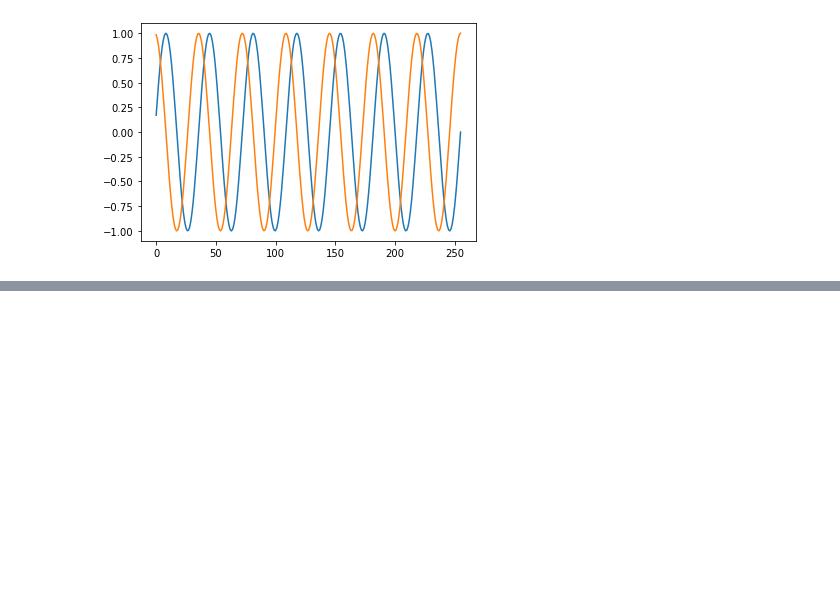
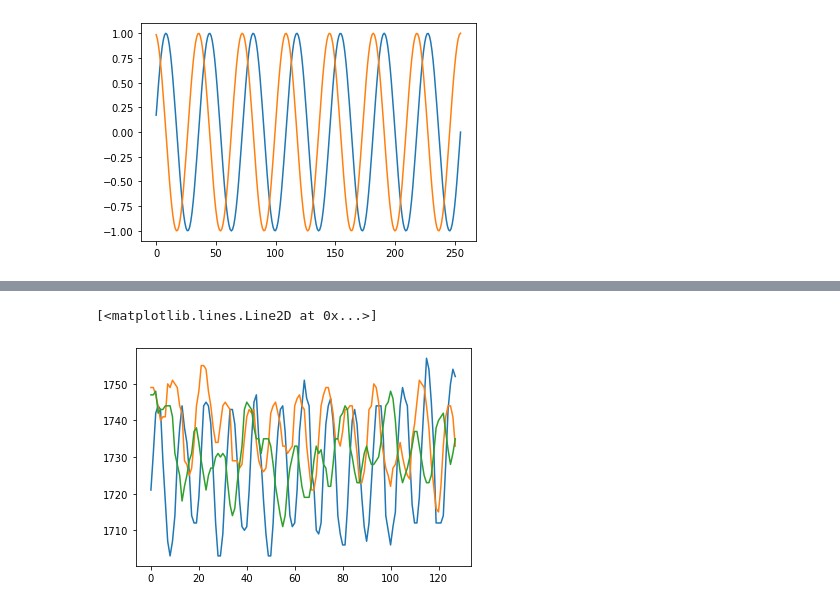
Before and after one commit to yagami009/ding, a Jupyter notebook: micropython/PythonBook.ipynb, the cells around one changed output, grey strips where cells are left out. Drawn from its saved outputs; the diff is of its cells as text; code cells hidden in the pictures; blank space fills up the shorter version.

```diff
--- a/micropython/PythonBook.ipynb
+++ b/micropython/PythonBook.ipynb
@@ -118,3 +118,21 @@ plt.plot(ref[0][1])
 # %% [output]
 [<matplotlib.lines.Line2D at 0x...>]
 [figure]
+# %%
+import numpy as np
+
+def load_array_data(file_path):
+    data_file = open(file_path, "r")
+    data_file = data_file.read().split(', ')
+    for i, v in enumerate(data_file):
+        if '[' in v:
+            data_file[i] = v.replace('[','')
+        if ']\n' in v:
+            data_file[i] = v.replace(']\n','')
+
+    values = [int(i) for i in data_file]
+    return values
+# %%
+data_file = np.array(load_array_data(r"C:\Users\RISHI\Desktop\FYP\EEG-decoding\eeg_lib\log\saved_array.txt"))
+# %%
+data = np.split(data_file, 8)
@@ -120,0 +166,7 @@ plt.plot(ref[0][1])
+# %%
+plt.plot(data[0][:128])
+plt.plot(data[5][:128])
+plt.plot(data[7][:128])
+# %% [output]
+[<matplotlib.lines.Line2D at 0x...>]
+[figure, added]
```
Also changed, not shown: parts of 3 cells of this notebook, 24 other files.
